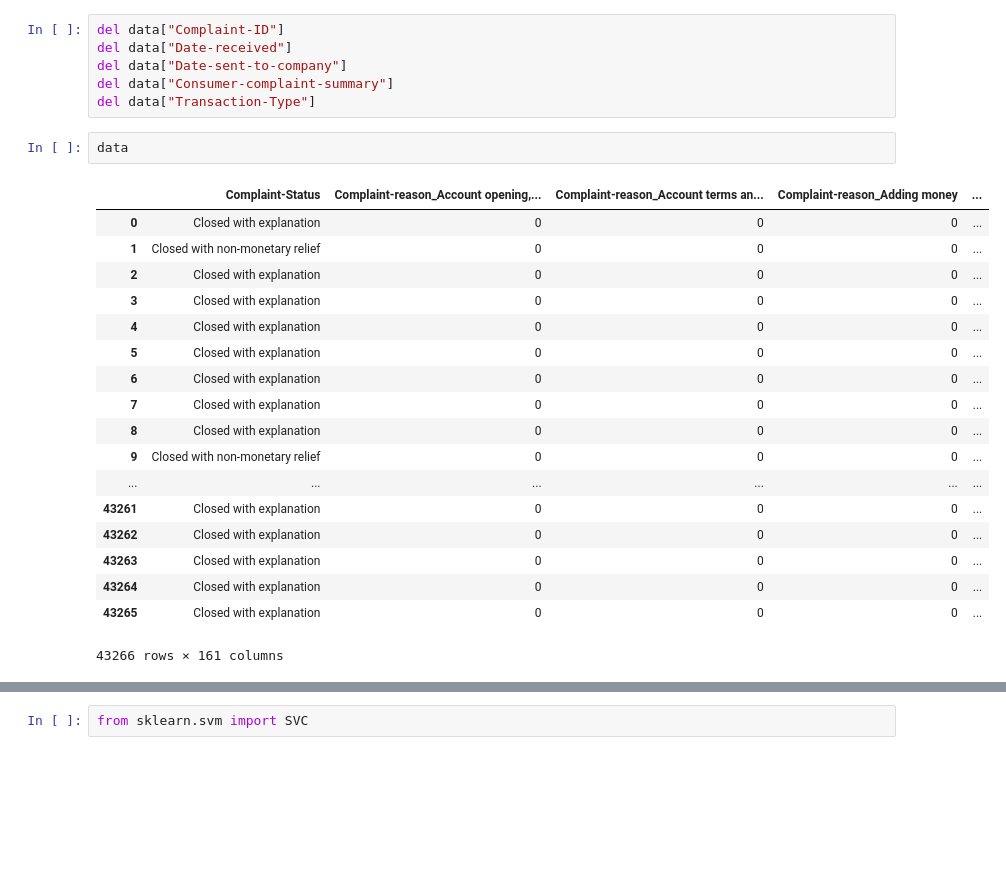
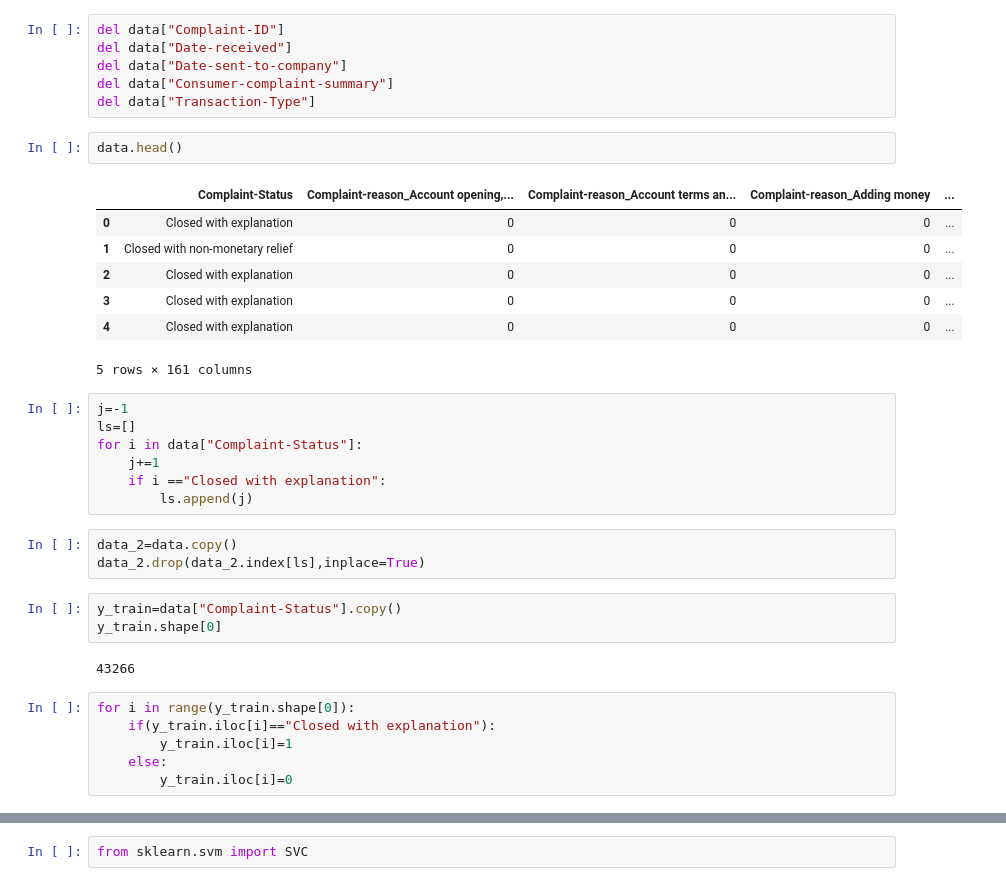
Before and after one commit to epicalyx/Brain_Wave-Solution, a Jupyter notebook: code/brainwave1.ipynb, the cells around one changed output, grey strips where cells are left out. Saved outputs shown, nothing was run; the diff lists cells and outputs as text; blank space fills up the shorter version.

```diff
--- a/code/brainwave1.ipynb
+++ b/code/brainwave1.ipynb
@@ -228,23 +229,33 @@ del data["Date-sent-to-company"]
 del data["Consumer-complaint-summary"]
 del data["Transaction-Type"]
 # %%
-data
+data.head()
 # %% [output]
 |  | Complaint-Status | Complaint-reason_Account opening,... | Complaint-reason_Account terms an... | Complaint-reason_Adding money | ... |
 | 0 | Closed with explanation | 0 | 0 | 0 | ... |
 | 1 | Closed with non-monetary relief | 0 | 0 | 0 | ... |
 | 2 | Closed with explanation | 0 | 0 | 0 | ... |
 | 3 | Closed with explanation | 0 | 0 | 0 | ... |
 | 4 | Closed with explanation | 0 | 0 | 0 | ... |
-| 5 | Closed with explanation | 0 | 0 | 0 | ... |
-| 6 | Closed with explanation | 0 | 0 | 0 | ... |
-| 7 | Closed with explanation | 0 | 0 | 0 | ... |
-| 8 | Closed with explanation | 0 | 0 | 0 | ... |
-| 9 | Closed with non-monetary relief | 0 | 0 | 0 | ... |
-| ... | ... | ... | ... | ... | ... |
-| 43261 | Closed with explanation | 0 | 0 | 0 | ... |
-| 43262 | Closed with explanation | 0 | 0 | 0 | ... |
-| 43263 | Closed with explanation | 0 | 0 | 0 | ... |
-| 43264 | Closed with explanation | 0 | 0 | 0 | ... |
-| 43265 | Closed with explanation | 0 | 0 | 0 | ... |
-43266 rows × 161 columns
+5 rows × 161 columns
+# %%
+j=-1
+ls=[]
+for i in data["Complaint-Status"]:
+    j+=1
+    if i =="Closed with explanation":
+        ls.append(j)
+# %%
+data_2=data.copy()
+data_2.drop(data_2.index[ls],inplace=True)
+# %%
+y_train=data["Complaint-Status"].copy()
+y_train.shape[0]
+# %% [output]
+43266
+# %%
+for i in range(y_train.shape[0]):
+    if(y_train.iloc[i]=="Closed with explanation"):
+        y_train.iloc[i]=1
+    else:
+        y_train.iloc[i]=0
```
Also changed, not shown: parts of 11 cells of this notebook.
